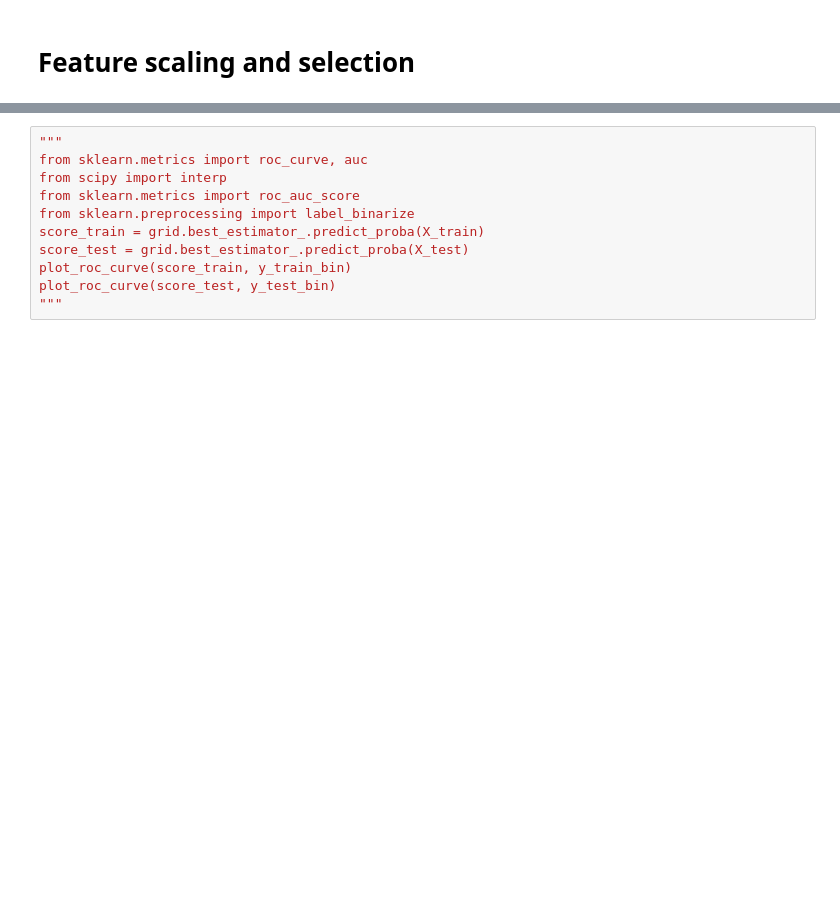
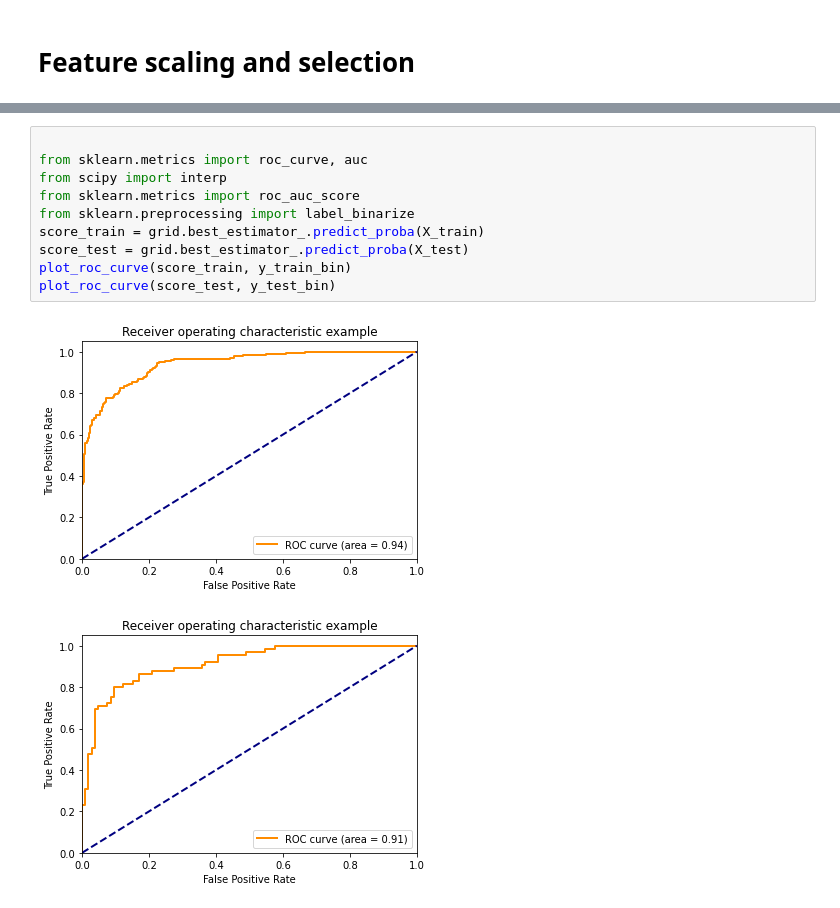
Before and after one commit to SabinevanMierlo/TM10007_PROJECT, a Jupyter notebook: assignment.ipynb, the cells around one changed output, grey strips where cells are left out. Saved outputs shown, nothing was run; the diff lists cells and outputs as text; blank space fills up the shorter version.

```diff
--- a/assignment.ipynb
+++ b/assignment.ipynb
@@ -326,14 +360,16 @@ print("The best classifier is: ", grid.best_estimator_)
 # %%
-"""
+
 from sklearn.metrics import roc_curve, auc
 from scipy import interp
 from sklearn.metrics import roc_auc_score
 from sklearn.preprocessing import label_binarize
 score_train = grid.best_estimator_.predict_proba(X_train)
 score_test = grid.best_estimator_.predict_proba(X_test)
 plot_roc_curve(score_train, y_train_bin)
 plot_roc_curve(score_test, y_test_bin)
-"""
+# %% [output]
+[figure, added]
+[figure, added]
 # %%
 # kNN
 from scipy.stats import randint
```
Also changed, not shown: parts of 5 cells of this notebook.
